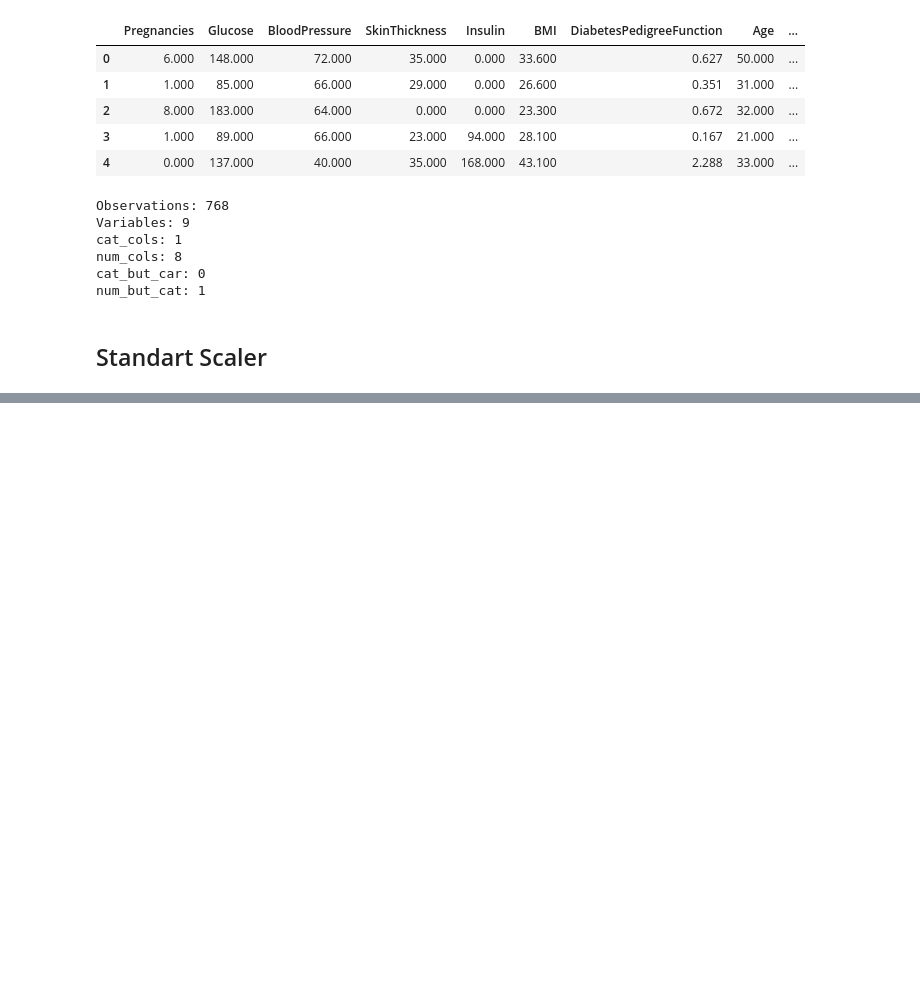
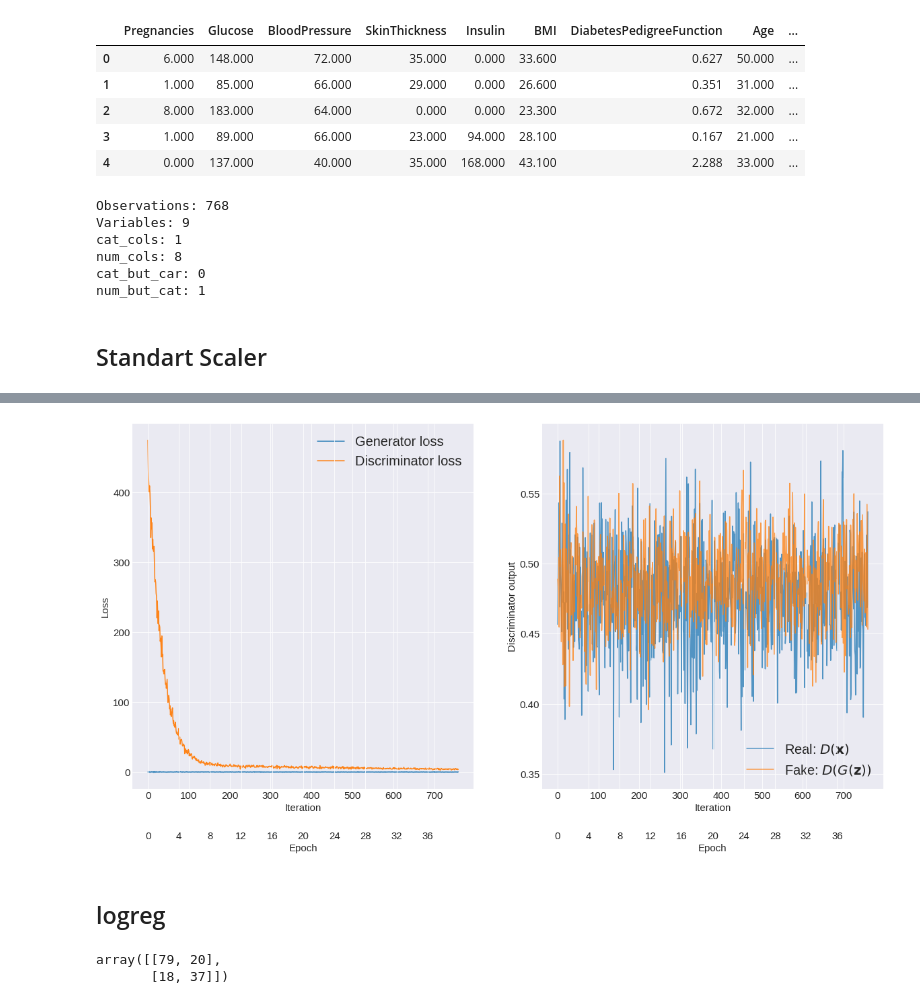
Before and after one commit to PaulBFB/master_thesis, a Jupyter notebook: diabetes-prediction-with-logistic-regression.ipynb, the cells around one changed output, grey strips where cells are left out. Saved outputs shown, nothing was run; the diff lists cells and outputs as text; code cells hidden in the pictures; blank space fills up the shorter version.

```diff
--- a/diabetes-prediction-with-logistic-regression.ipynb
+++ b/diabetes-prediction-with-logistic-regression.ipynb
@@ -349,9 +236,0 @@ array([0])
-# %%
-feature_imp = pd.DataFrame({'Value': log_model.coef_[0], 'Feature': X.columns})
-plt.figure(figsize=(10, 10))
-sns.set(font_scale=1)
-sns.barplot(x="Value", y="Feature", data=feature_imp.sort_values(by="Value",
-                                                                     ascending=False)[0:8])
-plt.title('Features')
-plt.tight_layout()
-plt.show()
@@ -361,0 +240,2 @@ plt.show()
+# %%
+X_train, X_test, y_train, y_test = train_test_split(X, y, test_size = 0.2, random_state = 42)
@@ -361,0 +244,3 @@ plt.show()
+# %%
+enh = enhance_data(x_train=X_train, y_train=y_train, force_generator=True, synthetic_share=.2, wasserstein=True)
+# %% [output]
@@ -361,0 +264 @@ plt.show()
+[figure, added]
@@ -361,0 +270,17 @@ plt.show()
+# %% [markdown]
+## logreg
+# %%
+clf = LogisticRegression(solver='liblinear')
+
+clf.fit(X_train, y_train)
+
+y_pred = clf.predict(X_test)
+
+clf.score(X_train, y_train)
+
+score = accuracy_score(y_test, y_pred)
+
+confusion_matrix(y_test, y_pred)
+# %% [output]
+array([[79, 20],
+       [18, 37]])
```
Also changed, not shown: parts of 56 cells of this notebook, 4 other files.
